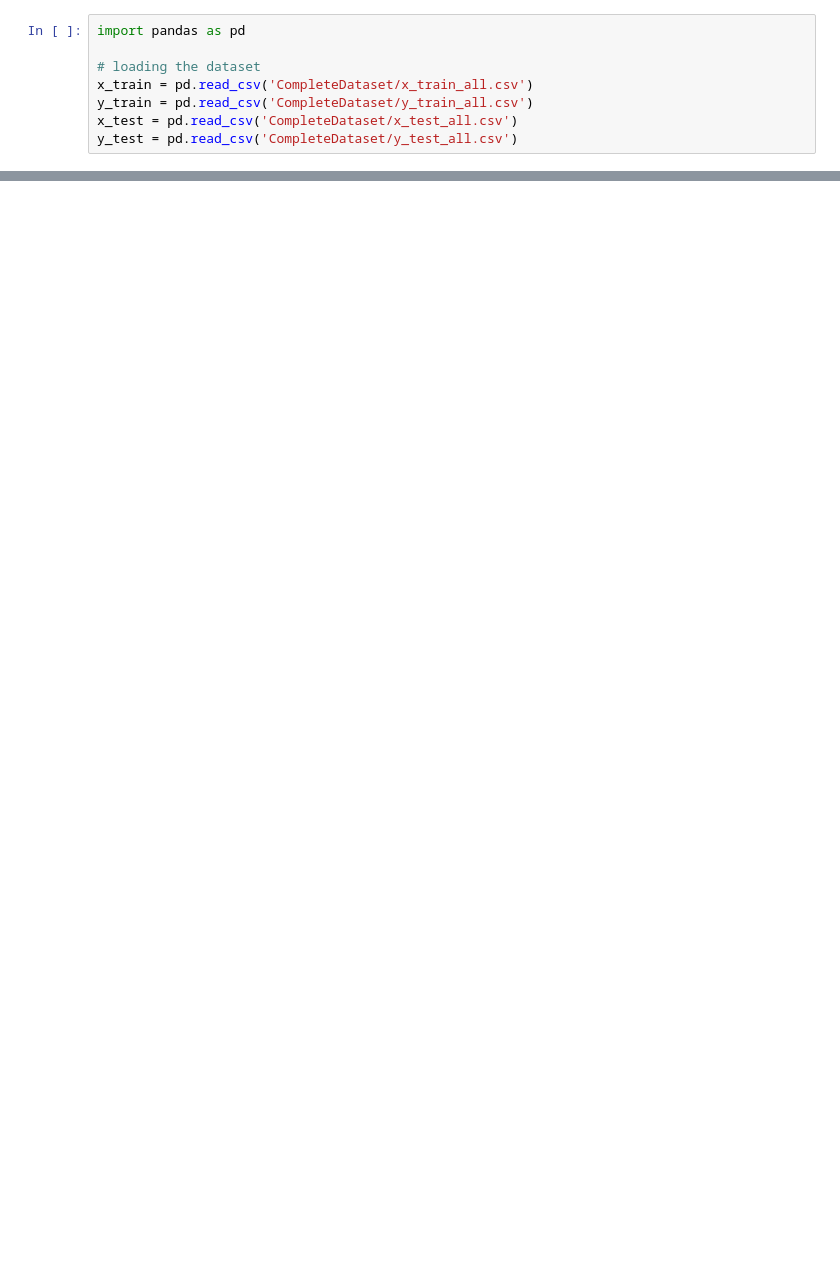
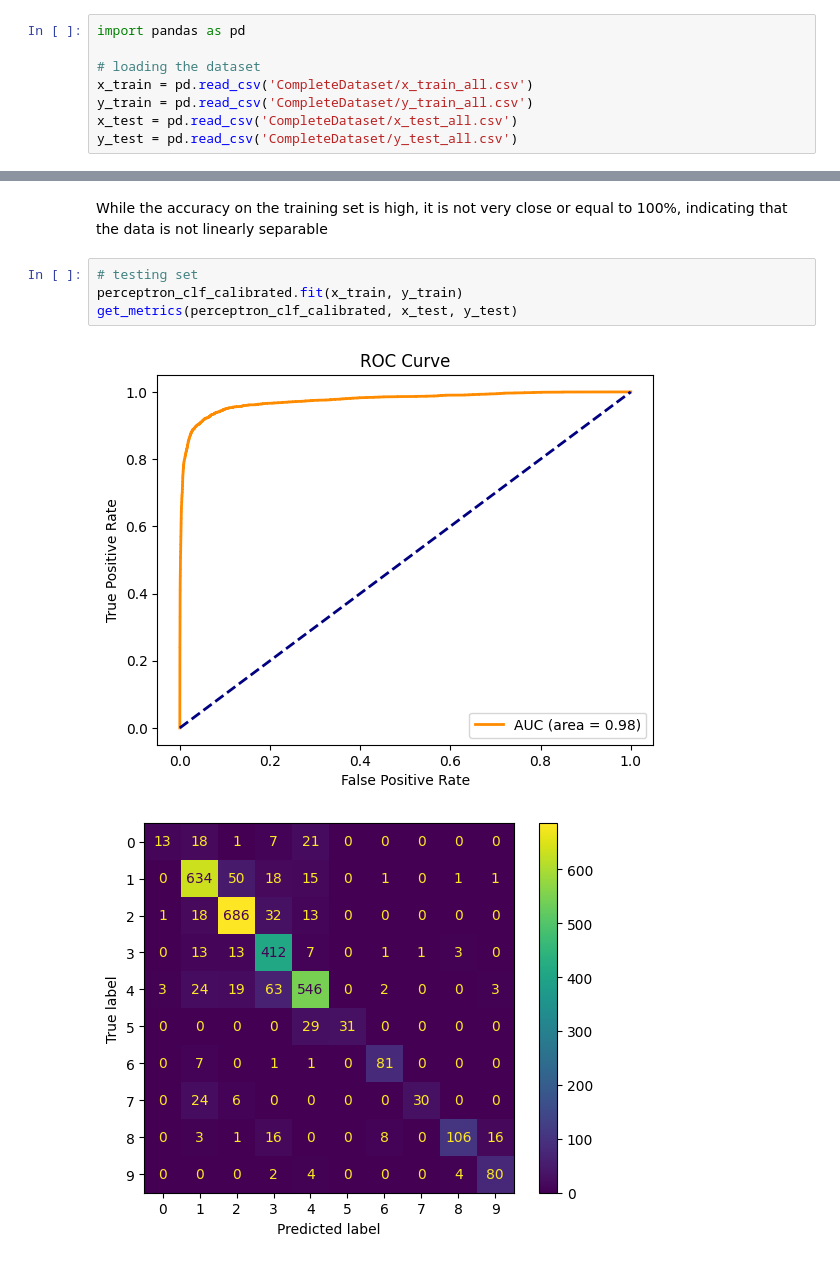
Before and after one commit to Suhail270/DMML_Part4, a Jupyter notebook: part_4_v2.ipynb, the cells around one changed output, grey strips where cells are left out. Cells and saved outputs as stored; diff of their text form; blank space fills up the shorter version.

```diff
--- a/part_4_v2.ipynb
+++ b/part_4_v2.ipynb
@@ -159,0 +337,9 @@ linear_clf = LogisticRegression(random_state=0, solver="newton-cholesky")
+# %% [markdown]
+While the accuracy on the training set is high, it is not very close or equal to 100%, indicating that the data is not linearly separable
+# %%
+# testing set
+perceptron_clf_calibrated.fit(x_train, y_train)
+get_metrics(perceptron_clf_calibrated, x_test, y_test)
+# %% [output]
+[figure, added]
+[figure, added]
```
Also changed, not shown: parts of 25 cells of this notebook, 1 other file.
